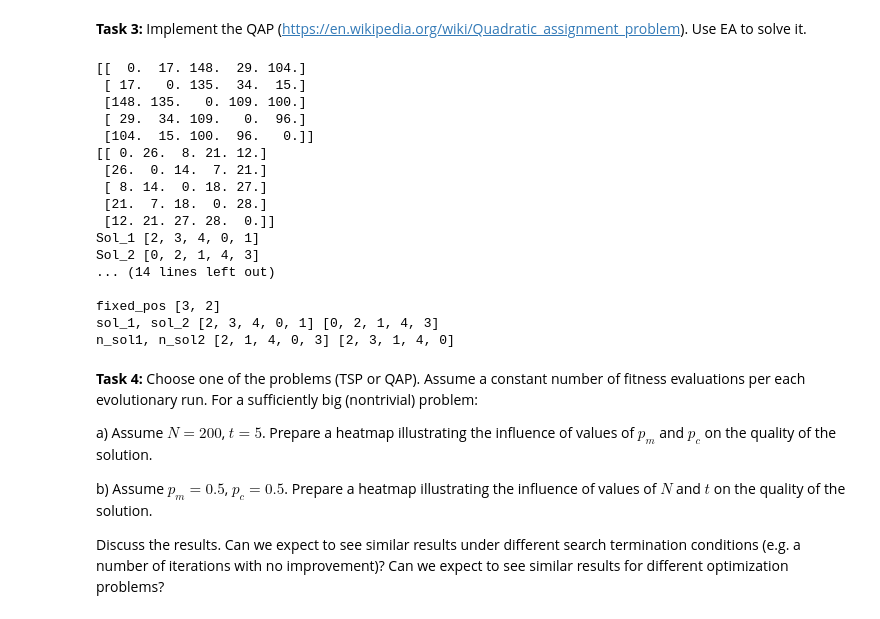
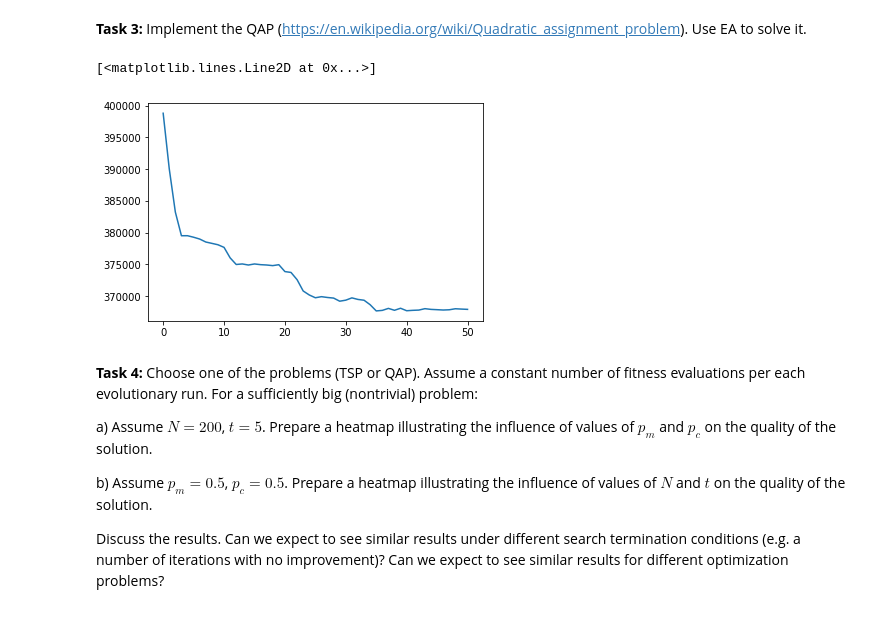
Before and after one commit to TSienki/ArtificialLife-2, a Jupyter notebook: ea.ipynb, the cells around one changed output. Cells and saved outputs as stored; diff of their text form; code cells hidden in the pictures.

```diff
--- a/ea.ipynb
+++ b/ea.ipynb
@@ -219,82 +218,39 @@ class QAP():
             return i + 2
         else:
             return i + 1
 
     def _create_child(self, parent1, parent2, fixed_pos):
         # parent1 - fixed positions are the same, the rest is from parent 2
         child = [-1 for i in range(self.n)]
         fixed_val = [parent1[fixed_pos[0]], parent1[fixed_pos[1]]]
         child[fixed_pos[0]], child[fixed_pos[1]] = parent1[fixed_pos[0]], parent1[fixed_pos[1]]
 
         p1_i = self._increment_i(-1, fixed_pos)
 
         for p2_i in range(self.n):
             val = parent2[p2_i]
             if val not in fixed_val:
                 child[p1_i] = val
                 p1_i = self._increment_i(p1_i, fixed_pos)
 
         return child
 
 
     def crossover(self, s1, s2):
         sol1, sol2 = s1[:], s2[:]
         fixed_pos = random.sample(range(0, self.n), 2)
-        print("fixed_pos", fixed_pos)
         sol1 = self._create_child(s1, s2, fixed_pos)
         sol2 = self._create_child(s2, s1, fixed_pos)
         return sol1, sol2
 
 
-qap = QAP(5)
-print(qap.distances)
-print(qap.flows)
-sol_1 = qap.random_solution()
-sol_2 = qap.random_solution()
-print("Sol_1", sol_1)
-print("Sol_2", sol_2)
-
-print("Eval sol_1", qap.evaluate(sol_1))
-mutated_sol = qap.mutate(sol_1)
-print("Mutated sol_1",mutated_sol)
-
-print()
-nsol_1, nsol_2 = qap.crossover(sol_1, sol_2)
-print("sol_1, sol_2", sol_1, sol_2)
-print("n_sol1, n_sol2", nsol_1, nsol_2)
-
-print()
-nsol_1, nsol_2 = qap.crossover(sol_1, sol_2)
-print("sol_1, sol_2", sol_1, sol_2)
-print("n_sol1, n_sol2", nsol_1, nsol_2)
-
-print()
-nsol_1, nsol_2 = qap.crossover(sol_1, sol_2)
-print("sol_1, sol_2", sol_1, sol_2)
-print("n_sol1, n_sol2", nsol_1, nsol_2)
-
-print()
-nsol_1, nsol_2 = qap.crossover(sol_1, sol_2)
-print("sol_1, sol_2", sol_1, sol_2)
-print("n_sol1, n_sol2", nsol_1, nsol_2)
+qap = QAP(15)
+population, population_eval, avg_eval = evolutionary_algorithm(qap, N, t, p_m, p_c)
+arg = np.argmax(population_eval)
+plt.plot(avg_eval)
 # %% [output]
-[[  0.  17. 148.  29. 104.]
- [ 17.   0. 135.  34.  15.]
- [148. 135.   0. 109. 100.]
- [ 29.  34. 109.   0.  96.]
- [104.  15. 100.  96.   0.]]
-[[ 0. 26.  8. 21. 12.]
- [26.  0. 14.  7. 21.]
- [ 8. 14.  0. 18. 27.]
- [21.  7. 18.  0. 28.]
- [12. 21. 27. 28.  0.]]
-Sol_1 [2, 3, 4, 0, 1]
-Sol_2 [0, 2, 1, 4, 3]
-... (14 lines left out)
-
-fixed_pos [3, 2]
-sol_1, sol_2 [2, 3, 4, 0, 1] [0, 2, 1, 4, 3]
-n_sol1, n_sol2 [2, 1, 4, 0, 3] [2, 3, 1, 4, 0]
+[<matplotlib.lines.Line2D at 0x...>]
+[figure, added]
 # %% [markdown]
 **Task 4:** Choose one of the problems (TSP or QAP). Assume a constant number of fitness evaluations per each evolutionary run. For a sufficiently big (nontrivial) problem:
 
```
Also changed, not shown: parts of 4 cells of this notebook, 1 other file.
